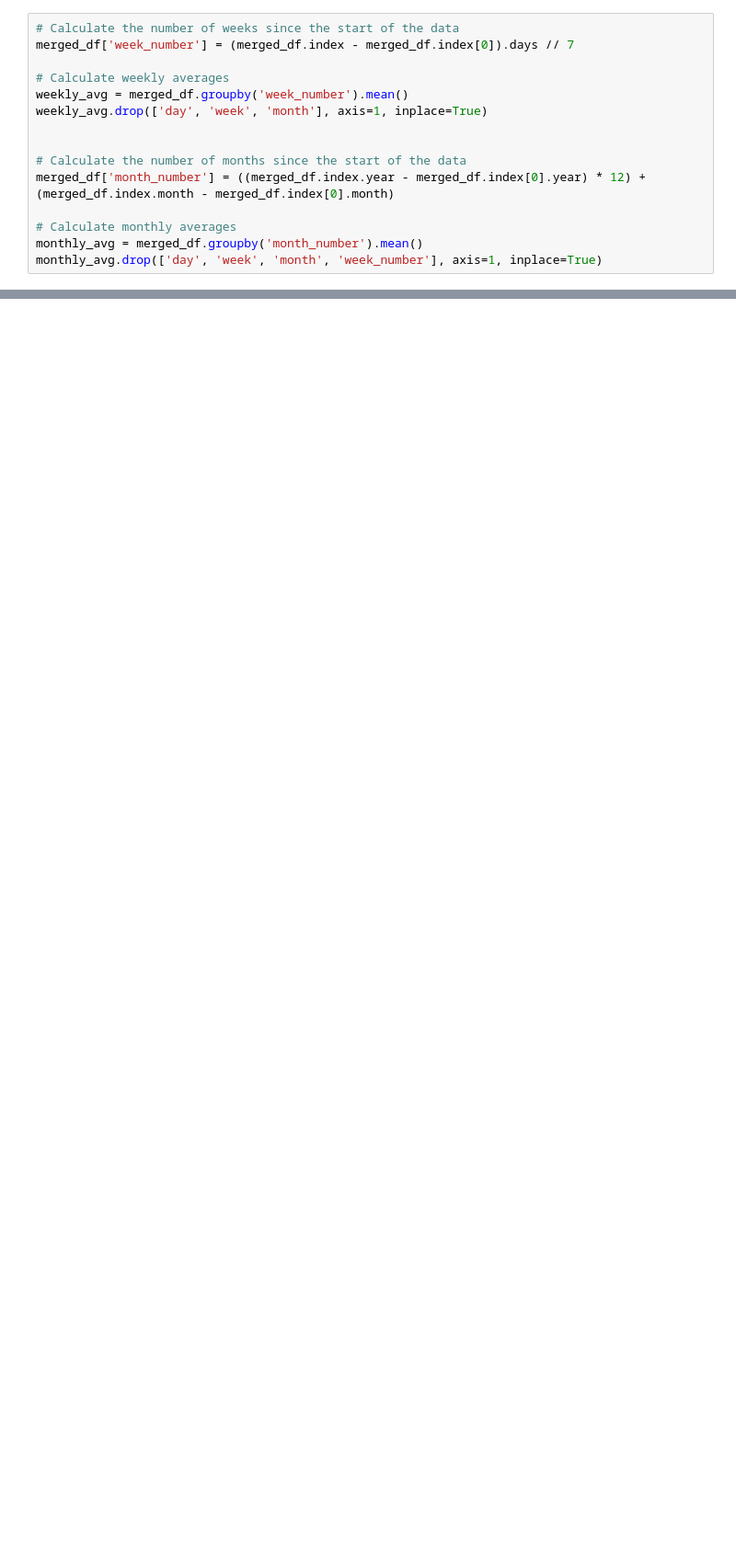
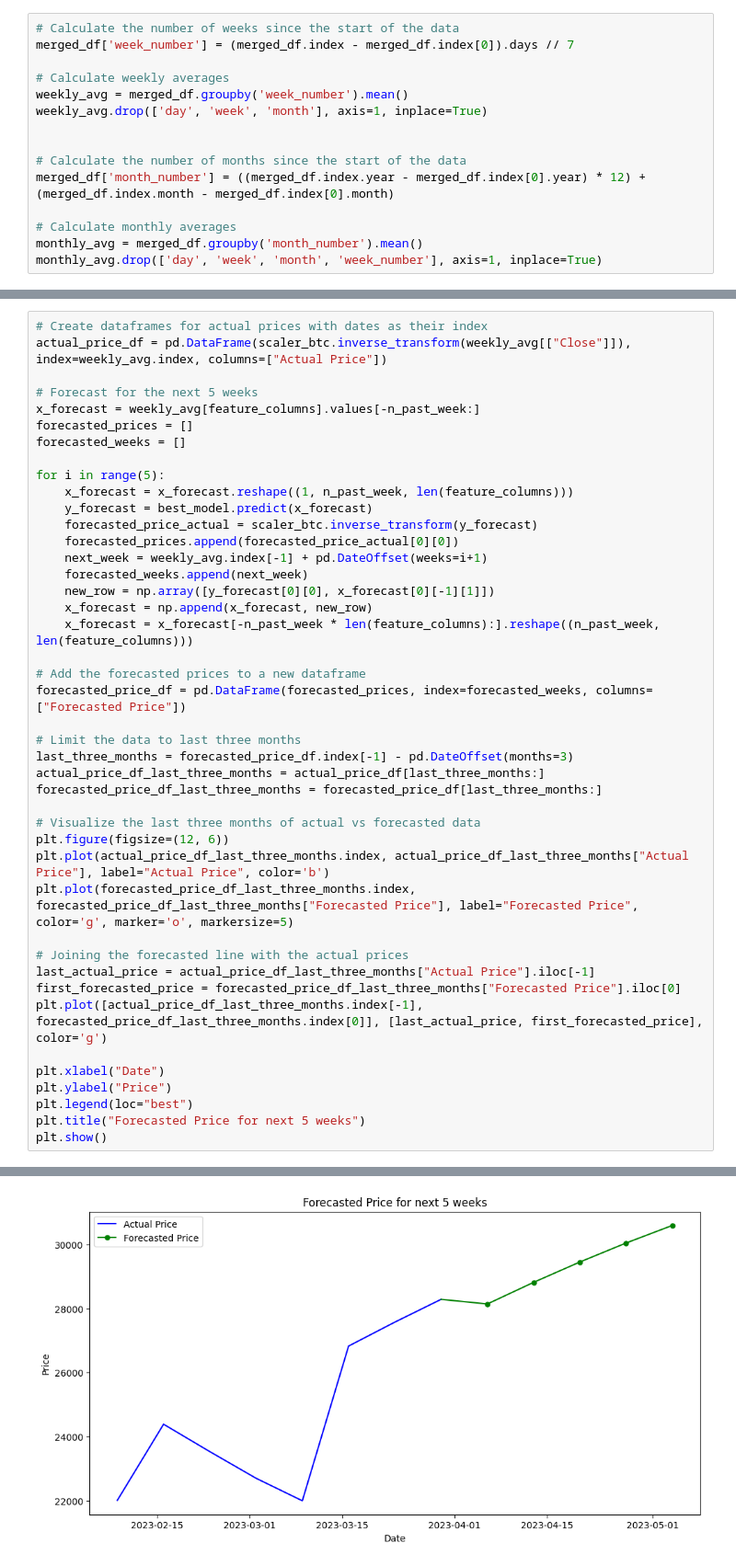
Before and after one commit to Bane-24/Bitcoin-Price-Forecasting, a Jupyter notebook: Week_Forecast.ipynb, the cells around one changed output, grey strips where cells are left out. Shown: that part at 92% size. Cells and saved outputs as stored; diff of their text form; blank space fills up the shorter version.

```diff
--- a/Week_Forecast.ipynb
+++ b/Week_Forecast.ipynb
@@ -291,0 +257,44 @@ print(forecasted_price_actual)
+# %%
+# Create dataframes for actual prices with dates as their index
+actual_price_df = pd.DataFrame(scaler_btc.inverse_transform(weekly_avg[["Close"]]), index=weekly_avg.index, columns=["Actual Price"])
+
+# Forecast for the next 5 weeks
+x_forecast = weekly_avg[feature_columns].values[-n_past_week:]
+forecasted_prices = []
+forecasted_weeks = []
+
+for i in range(5):
+    x_forecast = x_forecast.reshape((1, n_past_week, len(feature_columns)))
+    y_forecast = best_model.predict(x_forecast)
+    forecasted_price_actual = scaler_btc.inverse_transform(y_forecast)
+    forecasted_prices.append(forecasted_price_actual[0][0])
+    next_week = weekly_avg.index[-1] + pd.DateOffset(weeks=i+1)
+    forecasted_weeks.append(next_week)
+    new_row = np.array([y_forecast[0][0], x_forecast[0][-1][1]])
+    x_forecast = np.append(x_forecast, new_row)
+    x_forecast = x_forecast[-n_past_week * len(feature_columns):].reshape((n_past_week, len(feature_columns)))
+
+# Add the forecasted prices to a new dataframe
+forecasted_price_df = pd.DataFrame(forecasted_prices, index=forecasted_weeks, columns=["Forecasted Price"])
+
+# Limit the data to last three months
+last_three_months = forecasted_price_df.index[-1] - pd.DateOffset(months=3)
+actual_price_df_last_three_months = actual_price_df[last_three_months:]
+forecasted_price_df_last_three_months = forecasted_price_df[last_three_months:]
+
+# Visualize the last three months of actual vs forecasted data
+plt.figure(figsize=(12, 6))
+plt.plot(actual_price_df_last_three_months.index, actual_price_df_last_three_months["Actual Price"], label="Actual Price", color='b')
+plt.plot(forecasted_price_df_last_three_months.index, forecasted_price_df_last_three_months["Forecasted Price"], label="Forecasted Price", color='g', marker='o', markersize=5)
+
+# Joining the forecasted line with the actual prices
+last_actual_price = actual_price_df_last_three_months["Actual Price"].iloc[-1]
+first_forecasted_price = forecasted_price_df_last_three_months["Forecasted Price"].iloc[0]
+plt.plot([actual_price_df_last_three_months.index[-1], forecasted_price_df_last_three_months.index[0]], [last_actual_price, first_forecasted_price], color='g')
+
+plt.xlabel("Date")
+plt.ylabel("Price")
+plt.legend(loc="best")
+plt.title("Forecasted Price for next 5 weeks")
+plt.show()
+# %% [output]
@@ -291,0 +306 @@ print(forecasted_price_actual)
+[figure, added]
```
Also changed, not shown: parts of 14 cells of this notebook.
